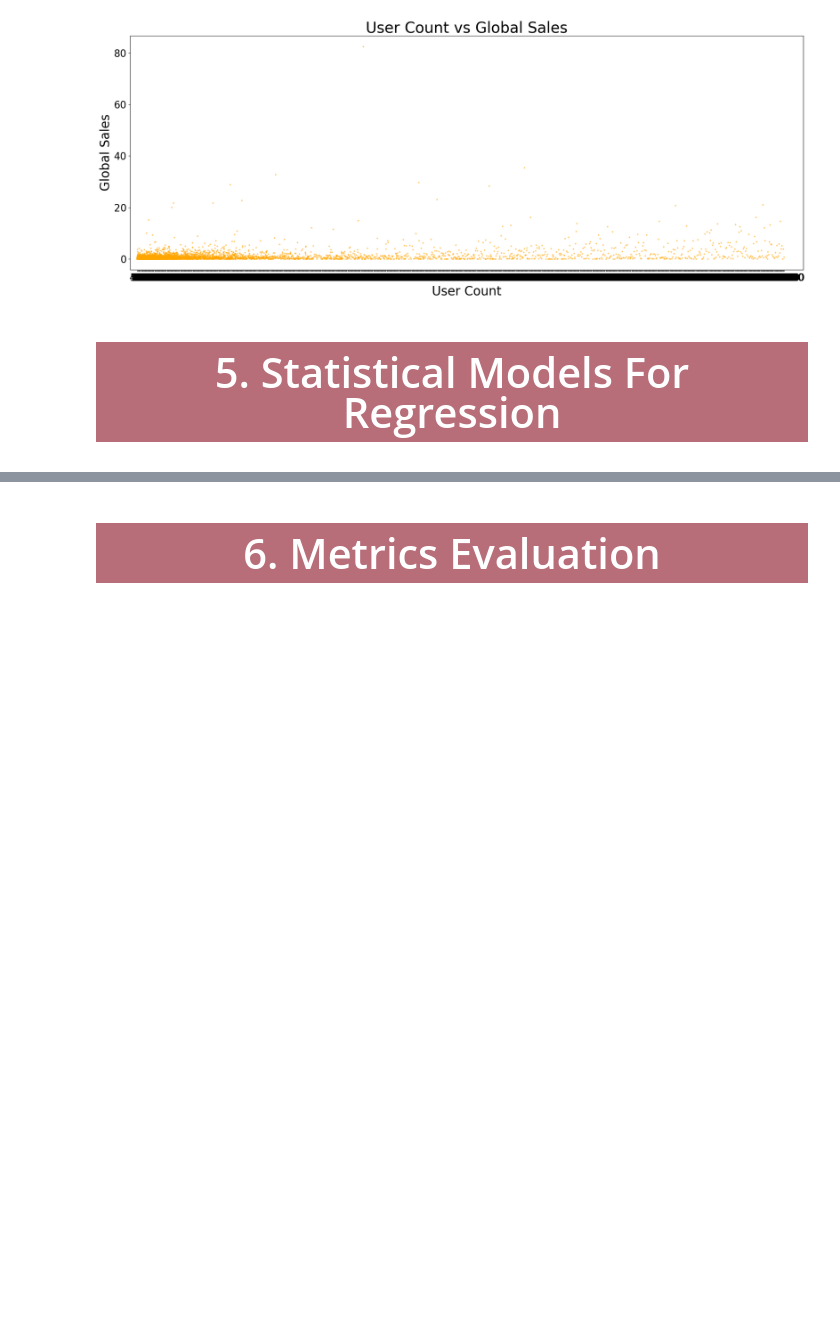
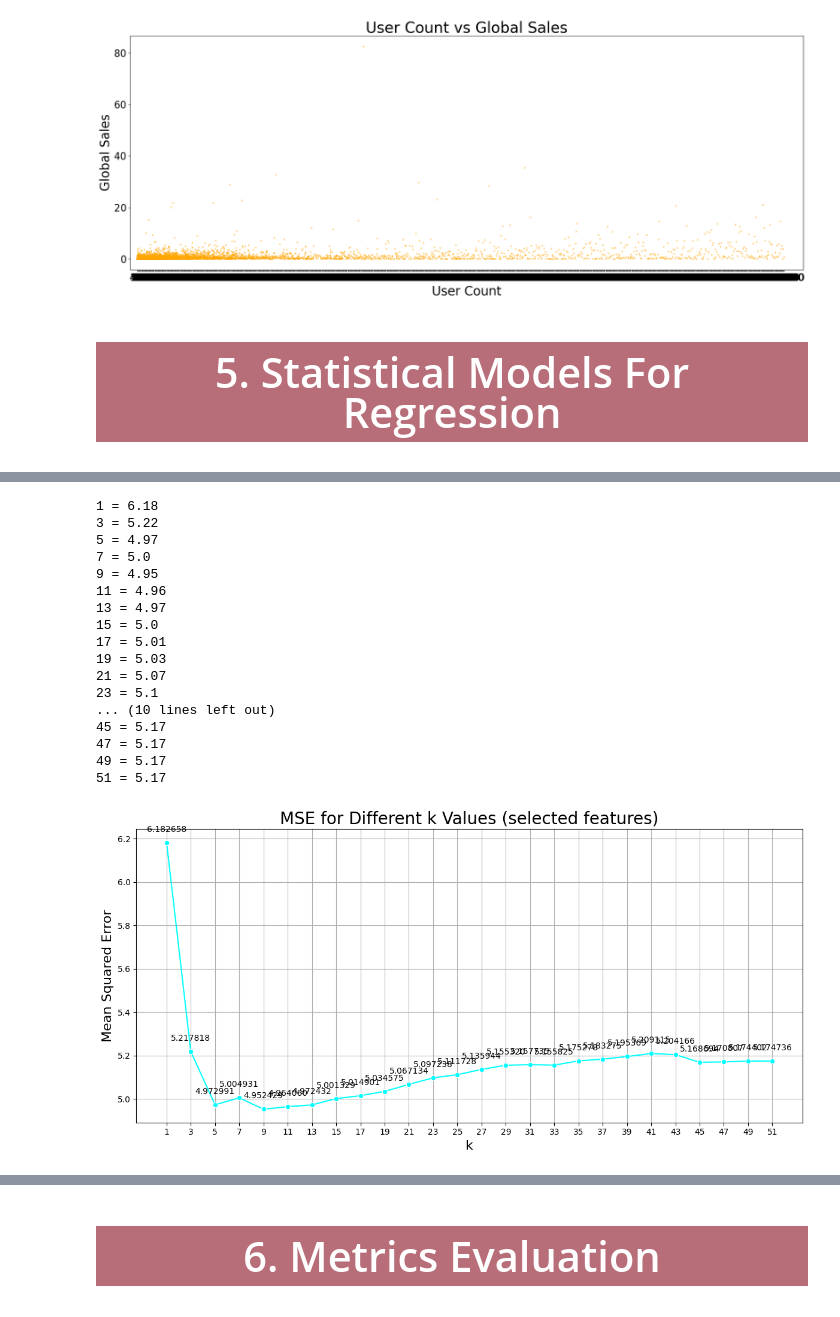
Before and after one commit to Assyl99/RR_project, a Jupyter notebook: Regression_Video_Games.ipynb, the cells around one changed output, grey strips where cells are left out. Drawn from its saved outputs; the diff is of its cells as text; code cells hidden in the pictures; blank space fills up the shorter version.

```diff
--- a/Regression_Video_Games.ipynb
+++ b/Regression_Video_Games.ipynb
@@ -625,0 +741,11 @@ plt.show()
+# %%
+#3fitting on k=3 and testing
+knn_model_3 = KNeighborsRegressor(n_neighbors=3)
+knn_model_3.fit(train_x,train_y)
+
+pred_003 = knn_model_3.predict(test_x)
+
+diff3 = test_y - pred_003
+test_mse = mean_squared_error(test_y, pred_003)
+
+print("Test MSE for k=3:", round(test_mse, 4))
@@ -625,0 +846,62 @@ plt.show()
+# %%
+#removing the least significant features
+train_x_reduced = train_x.drop(train_x.columns[[1, 2, 9]], axis=1)
+test_x_reduced= test_x.drop(test_x.columns[[1, 2, 9]], axis=1)
+# %%
+#best fitting k after feature selection
+k_values = list(range(1, 52, 2))
+mse_values_reduced = []
+
+for k in k_values:
+    knn_model = KNeighborsRegressor(n_neighbors=k)
+    knn_model.fit(train_x_reduced, train_y)
+    predictions = knn_model.predict(test_x_reduced)
+    mse = mean_squared_error(test_y, predictions)
+    mse_values_reduced.append(mse)
+    print(f"{k} = {round(mse, 2)}")
+
+mse_df_reduced = pd.DataFrame({
+    'k': k_values,
+    'MSE': mse_values_reduced
+})
+
+#plots
+
+plt.figure(figsize=(12, 6))
+sns.lineplot(x='k', y='MSE', data=mse_df_reduced, color='cyan', marker='o')
+
+for i in range(len(mse_df_reduced)):
+    plt.text(
+        mse_df_reduced['k'][i],
+        mse_df_reduced['MSE'][i] + 0.05,
+        f"{mse_df_reduced['MSE'][i]:2f}",
+        ha='center',
+        fontsize=10
+    )
+
+plt.title("MSE for Different k Values (selected features)", fontsize=20)
+plt.xlabel("k", fontsize=16)
+plt.ylabel("Mean Squared Error", fontsize=16)
+plt.xticks(mse_df_reduced['k'])
+plt.grid(True)
+plt.tight_layout()
+plt.show()
+# %% [output]
+1 = 6.18
+3 = 5.22
+5 = 4.97
+7 = 5.0
+9 = 4.95
+11 = 4.96
+13 = 4.97
+15 = 5.0
+17 = 5.01
+19 = 5.03
+21 = 5.07
+23 = 5.1
+... (10 lines left out)
+45 = 5.17
+47 = 5.17
+49 = 5.17
+51 = 5.17
+[figure, added]
```
Also changed, not shown: parts of 53 cells of this notebook.
